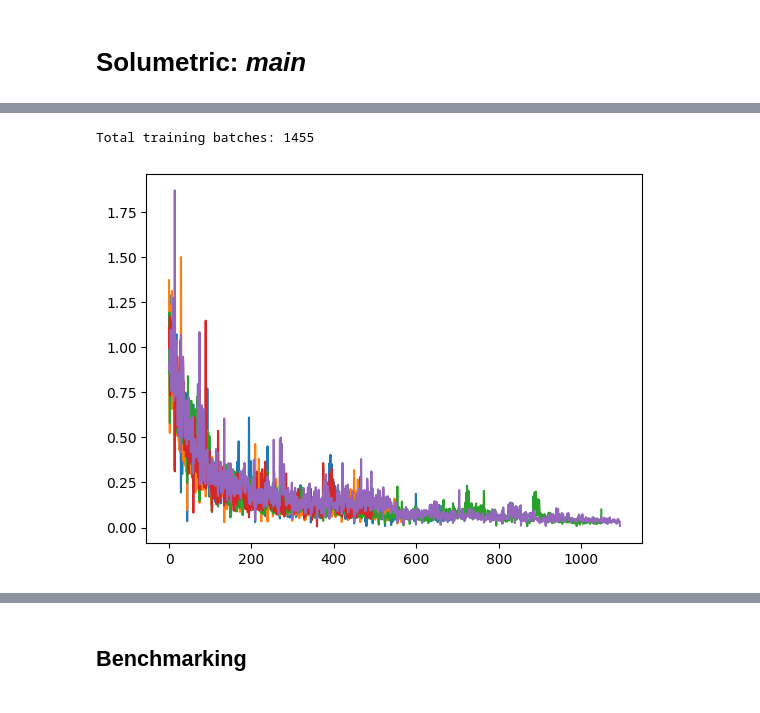
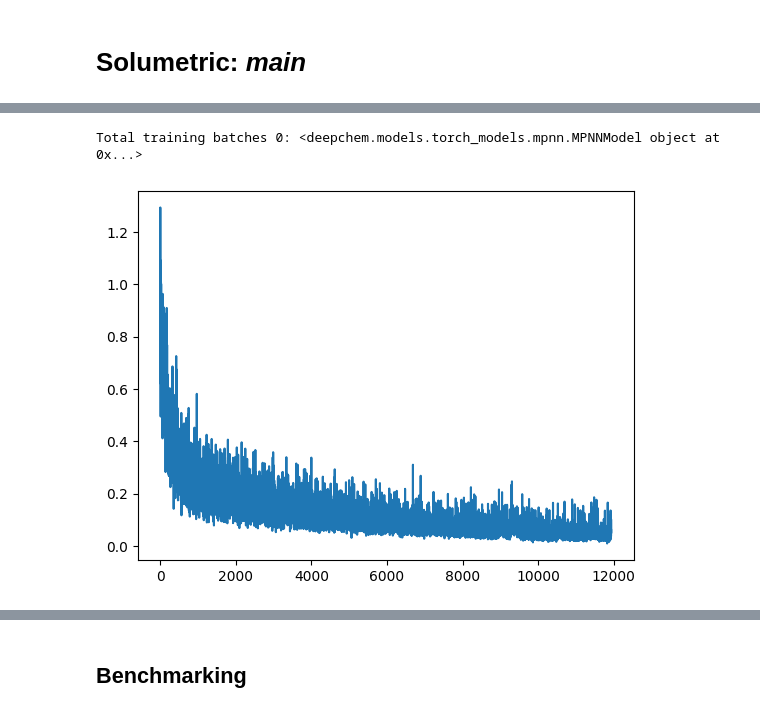
Before and after one commit to Ryan-Reese/Solumetric, a Jupyter notebook: main.ipynb, the cells around one changed output, grey strips where cells are left out. Cells and saved outputs as stored; diff of their text form; code cells hidden in the pictures.

```diff
--- a/main.ipynb
+++ b/main.ipynb
@@ -84,18 +156,22 @@ PATIENCE = 16
 # convenience function to initialise new model
 def get_model():
     LOSS = dc.models.losses.L2Loss()
-    OPTIMIZER = dc.models.optimizers.Adam()
+    OPTIMIZER = dc.models.optimizers.Adam(learning_rate=1e-3,
+                                          beta1=0.9,
+                                          beta2=0.999,
+                                          epsilon=1e-8,
+                                          weight_decay=0)
     model = dc.models.torch_models.MPNNModel(n_tasks=1,
                                              mode='regression',
                                              node_out_feats=64,
                                              edge_hidden_feats=128,
-                                             num_step_message_passing=3,
-                                             num_step_set2set=6,
-                                             num_layer_set2set=3,
+                                             num_step_message_passing=5,
+                                             num_step_set2set=8,
+                                             num_layer_set2set=4,
                                              number_atom_features=30,
                                              number_bond_features=11,
                                              batch_size=BATCH_SIZE,
-                                             device="cpu",
+                                             device="cuda",
                                              optimizer=OPTIMIZER,
                                              seed=42,
                                              log_frequency=1,
@@ -136,7 +212,7 @@ def run_benchmarking():
         # log
         print(f"Run {replicate+1:2d}/{REPLICATES:2d}")
         # iterate over epochs
-        for epoch in range(1, MAX_EPOCHS):
+        for epoch in range(MAX_EPOCHS):
             # train 1 epoch
             batch_generator = model.default_generator(train_dataset,
                                                       epochs=1,
@@ -151,12 +227,18 @@ def run_benchmarking():
             if early_stopper.early_stop(valid_mse):
                 break
             # log errors
-            if epoch == 1:
-                print(f"Epoch {epoch:3d} | {valid_mse:.4f} | {early_stopper.counter:2d}")
+            if epoch == 0:
+                print(f"Epoch {epoch+1:3d} | {valid_mse:.4f} | {early_stopper.counter:2d}")
             else:
-                print(f"Epoch {epoch:3d} | {valid_errors[-1]:.4f} --> {valid_mse:.4f} | {early_stopper.counter:2d}")
+                print(f"Epoch {epoch+1:3d} | {valid_errors[-1]:.4f} --> {valid_mse:.4f} | {early_stopper.counter:2d}")
             train_errors.append(train_mse)
             valid_errors.append(valid_mse)
+            # plot learning curve
+            if epoch % 10 == 0:
+                plt.plot(train_errors, label="train")
+                plt.plot(valid_errors, label="valid")
+                plt.legend()
+                plt.show()
         # add losses/errors to final output
         outputs["train_losses"].append(train_losses)
         outputs["train_errors"].append(train_errors)
@@ -164,7 +246,7 @@ def run_benchmarking():
 
         metrics = {}
         for split in "train", "valid", "test":
-            dataset = split_to_dataset[split]
+            dataset = SPLIT_TO_DATASET[split]
             metrics[split] = model.evaluate(dataset, METRICS, transformers)
         outputs["metrics"].append(metrics)
 
@@ -183,9 +291,10 @@ NameError: name 'dc' is not defined
 # %%
-print(f"Total training batches: {model.get_global_step()}")
+for replicate in range(REPLICATES):
+    print(f"Total training batches {replicate}: {outputs['models'][replicate]}")
 # %% [output]
-Total training batches: 1455
+Total training batches 0: <deepchem.models.torch_models.mpnn.MPNNModel object at 0x...>
 # %%
-for i in range(REPLICATES):
-    plt.plot(outputs["train_losses"][i])
+for replicate in range(REPLICATES):
+    plt.plot(outputs["train_losses"][replicate])
 # %% [output]
-[figure, old version]
+[figure, new version]
```
Also changed, not shown: parts of 26 cells of this notebook, 14 other files.
